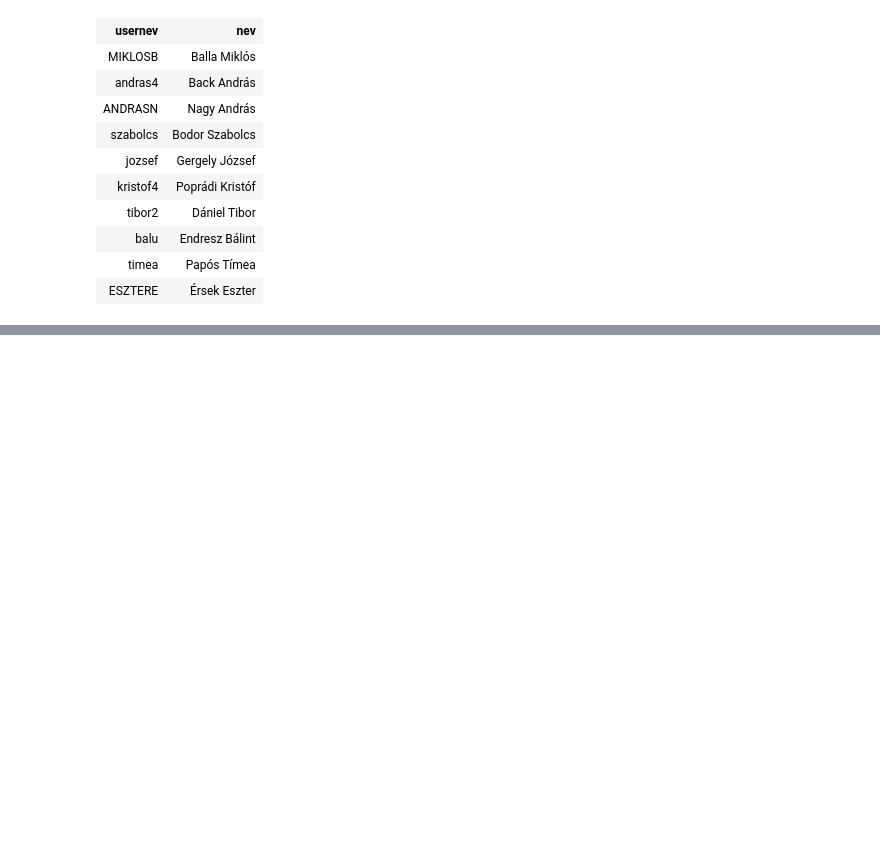
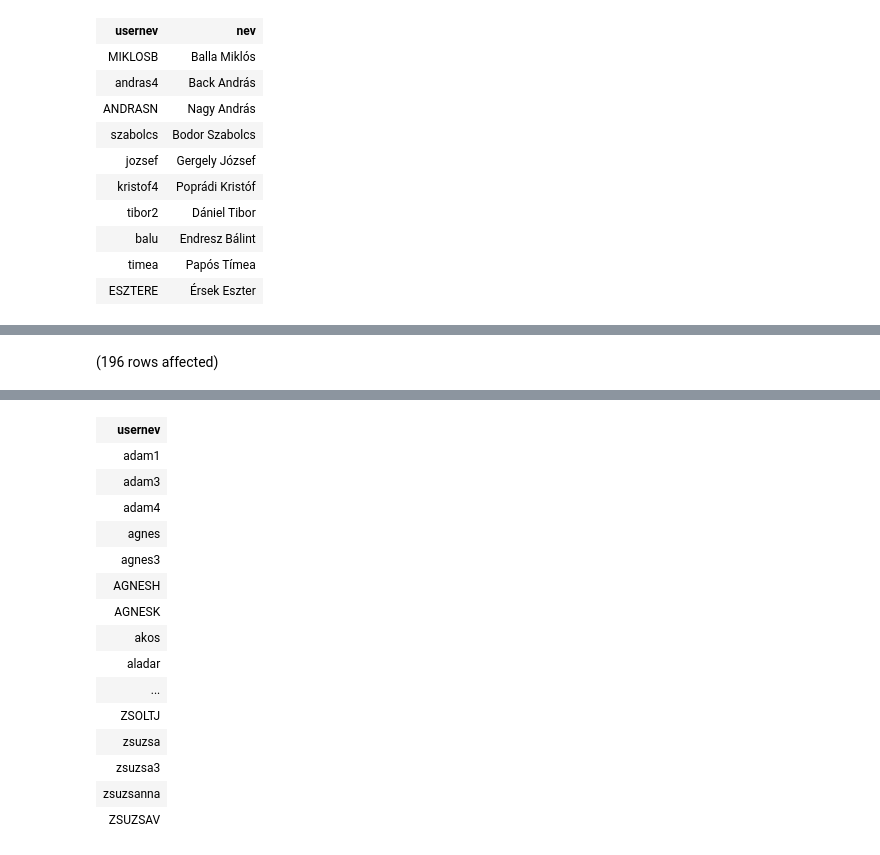
Before and after one commit to mlevente0703/sqlgyak03, a Jupyter notebook: gyakorlat06_feladatok.ipynb, the cells around one changed output, grey strips where cells are left out. Saved outputs shown, nothing was run; the diff lists cells and outputs as text; code cells hidden in the pictures; blank space fills up the shorter version.

```diff
--- a/gyakorlat06_feladatok.ipynb
+++ b/gyakorlat06_feladatok.ipynb
@@ -339,0 +373,6 @@ Total execution time: 00:00:00.921
+# %%
+
+SELECT DISTINCT v.usernev
+FROM Vendeg v
+# %% [output]
+(196 rows affected)
@@ -339,0 +380,16 @@ Total execution time: 00:00:00.921
+| usernev |
+| adam1 |
+| adam3 |
+| adam4 |
+| agnes |
+| agnes3 |
+| AGNESH |
+| AGNESK |
+| akos |
+| aladar |
+| ... |
+| ZSOLTJ |
+| zsuzsa |
+| zsuzsa3 |
+| zsuzsanna |
+| ZSUZSAV |
```
Also changed, not shown: parts of 7 cells of this notebook.
